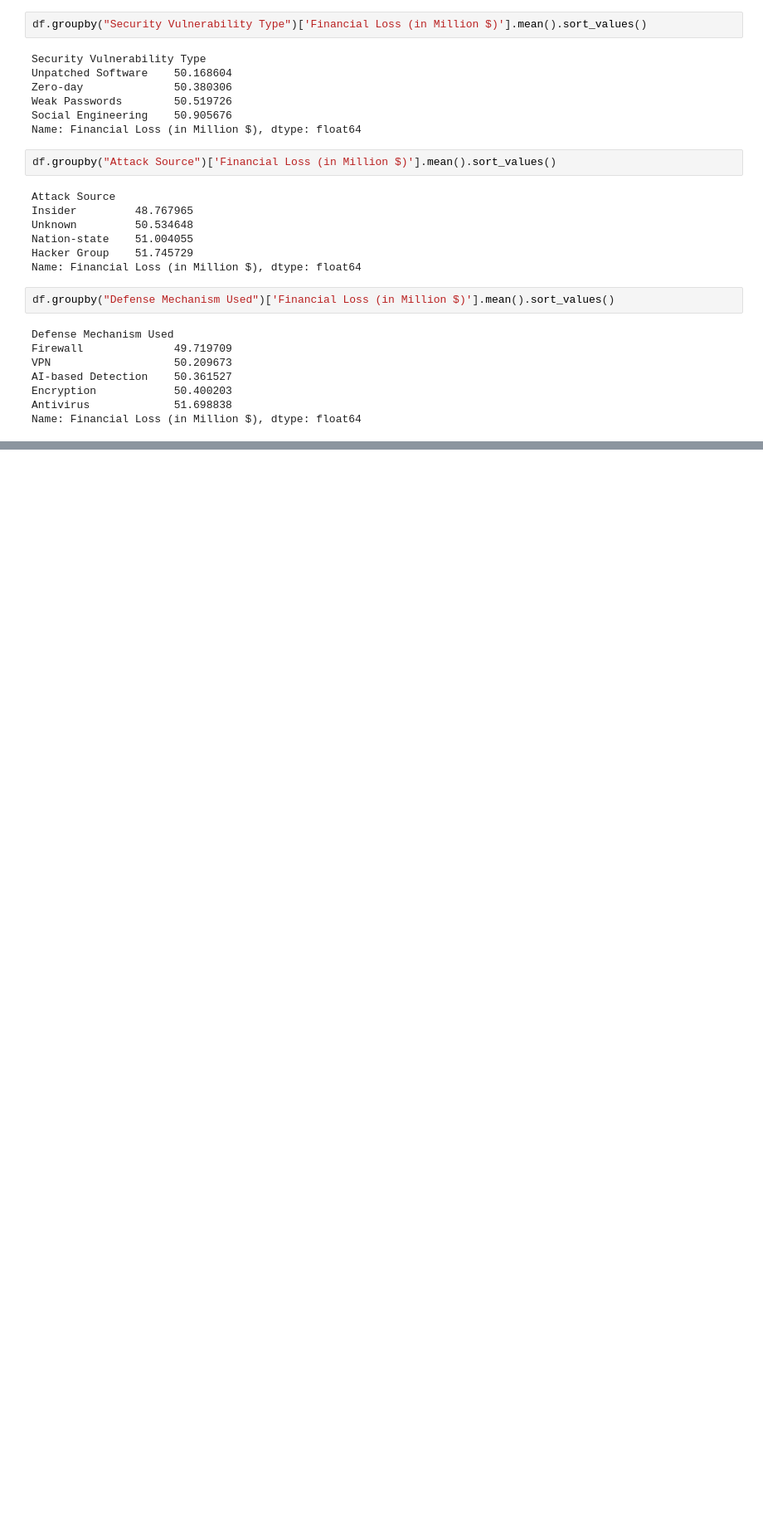
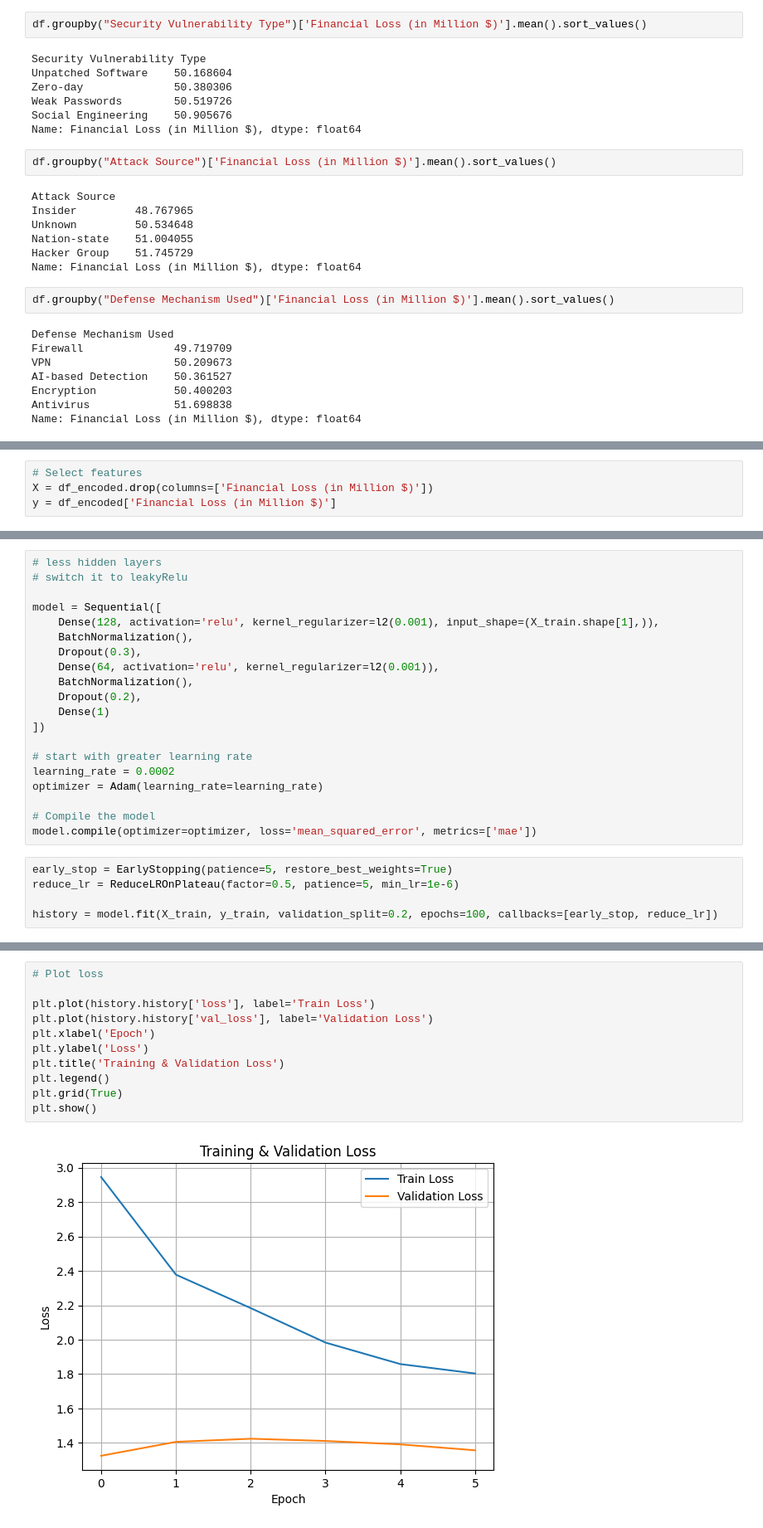
Before and after one commit to Michael-Amoako/ai4allG16D, a Jupyter notebook: notebook.ipynb, the cells around one changed output, grey strips where cells are left out. Shown at 83% size. Cells and saved outputs as stored; diff of their text form; blank space fills up the shorter version.

```diff
--- a/notebook.ipynb
+++ b/notebook.ipynb
@@ -131,0 +259,4 @@ Name: Financial Loss (in Million $), dtype: float64
+# %%
+# Select features
+X = df_encoded.drop(columns=['Financial Loss (in Million $)'])
+y = df_encoded['Financial Loss (in Million $)']
@@ -131,0 +292,25 @@ Name: Financial Loss (in Million $), dtype: float64
+# %%
+# less hidden layers
+# switch it to leakyRelu
+
+model = Sequential([
+    Dense(128, activation='relu', kernel_regularizer=l2(0.001), input_shape=(X_train.shape[1],)),
+    BatchNormalization(),
+    Dropout(0.3),
+    Dense(64, activation='relu', kernel_regularizer=l2(0.001)),
+    BatchNormalization(),
+    Dropout(0.2),
+    Dense(1)
+])
+
+# start with greater learning rate
+learning_rate = 0.0002
+optimizer = Adam(learning_rate=learning_rate)
+
+# Compile the model
+model.compile(optimizer=optimizer, loss='mean_squared_error', metrics=['mae'])
+# %%
+early_stop = EarlyStopping(patience=5, restore_best_weights=True)
+reduce_lr = ReduceLROnPlateau(factor=0.5, patience=5, min_lr=1e-6)
+
+history = model.fit(X_train, y_train, validation_split=0.2, epochs=100, callbacks=[early_stop, reduce_lr])
@@ -131,0 +330,13 @@ Name: Financial Loss (in Million $), dtype: float64
+# %%
+# Plot loss
+
+plt.plot(history.history['loss'], label='Train Loss')
+plt.plot(history.history['val_loss'], label='Validation Loss')
+plt.xlabel('Epoch')
+plt.ylabel('Loss')
+plt.title('Training & Validation Loss')
+plt.legend()
+plt.grid(True)
+plt.show()
+# %% [output]
+[figure, added]
```
Also changed, not shown: parts of 24 cells of this notebook.
